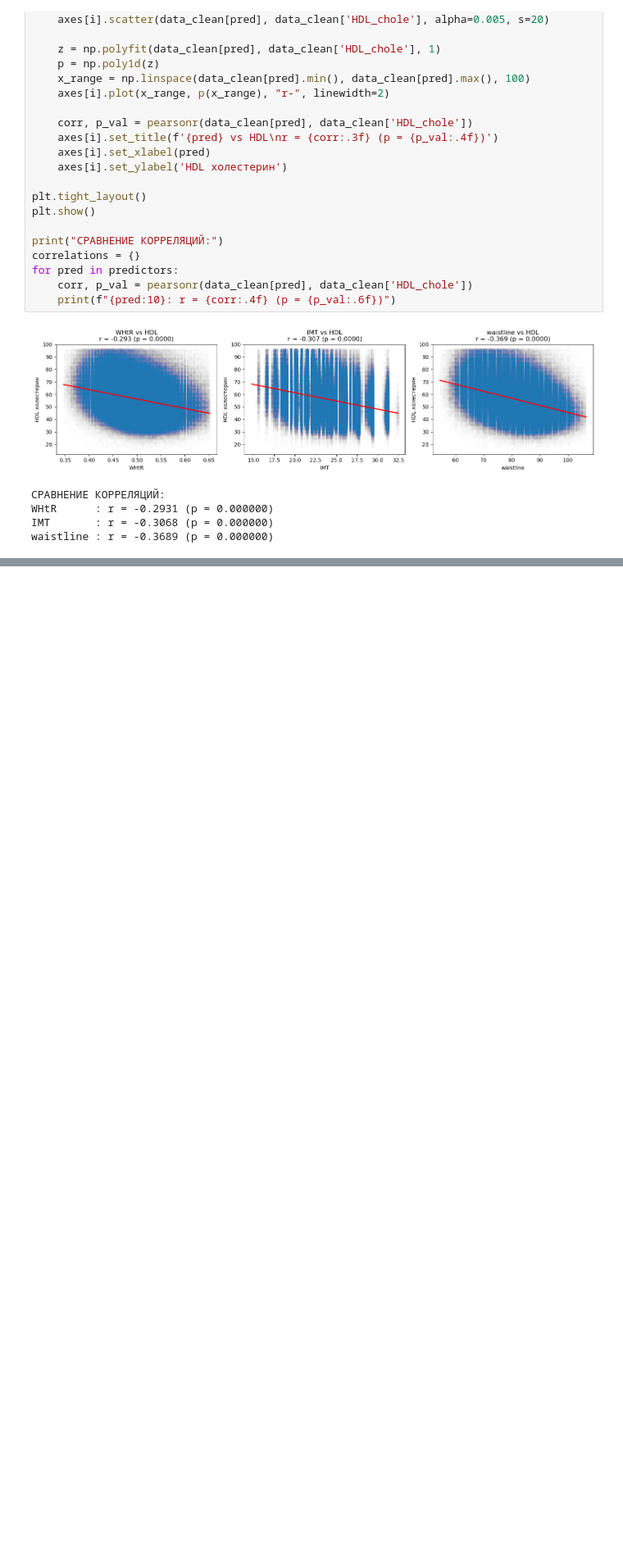
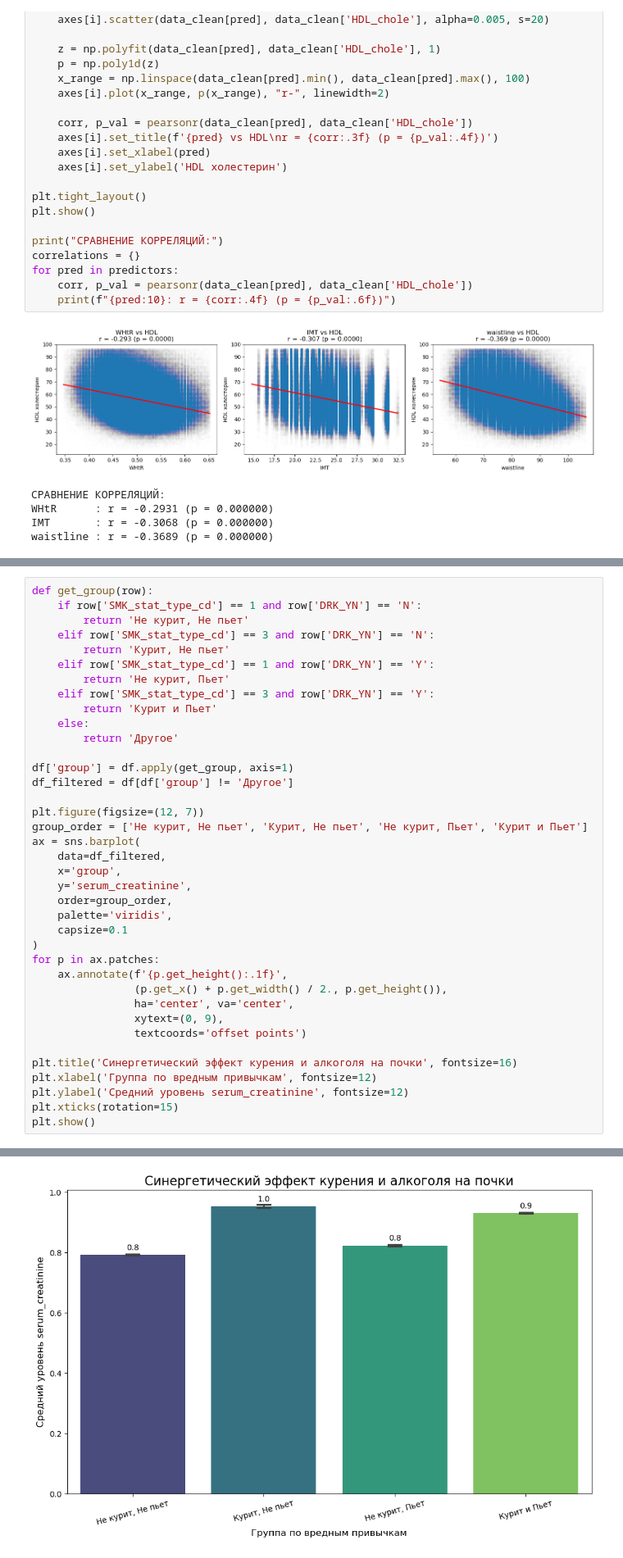
Before and after one commit to NION-DR/-BigData, a Jupyter notebook: BigData.ipynb, the cells around one changed output, grey strips where cells are left out. Shown at 82% size. Saved outputs shown, nothing was run; the diff lists cells and outputs as text; blank space fills up the shorter version.

```diff
--- a/BigData.ipynb
+++ b/BigData.ipynb
@@ -419,0 +482,39 @@ waistline : r = -0.3689 (p = 0.000000)
+# %%
+def get_group(row):
+    if row['SMK_stat_type_cd'] == 1 and row['DRK_YN'] == 'N':
+        return 'Не курит, Не пьет'
+    elif row['SMK_stat_type_cd'] == 3 and row['DRK_YN'] == 'N':
+        return 'Курит, Не пьет'
+    elif row['SMK_stat_type_cd'] == 1 and row['DRK_YN'] == 'Y':
+        return 'Не курит, Пьет'
+    elif row['SMK_stat_type_cd'] == 3 and row['DRK_YN'] == 'Y':
+        return 'Курит и Пьет'
+    else:
+        return 'Другое'
+
+df['group'] = df.apply(get_group, axis=1)
+df_filtered = df[df['group'] != 'Другое']
+
+plt.figure(figsize=(12, 7))
+group_order = ['Не курит, Не пьет', 'Курит, Не пьет', 'Не курит, Пьет', 'Курит и Пьет']
+ax = sns.barplot(
+    data=df_filtered,
+    x='group',
+    y='serum_creatinine',
+    order=group_order,
+    palette='viridis',
+    capsize=0.1
+)
+for p in ax.patches:
+    ax.annotate(f'{p.get_height():.1f}',
+                (p.get_x() + p.get_width() / 2., p.get_height()),
+                ha='center', va='center',
+                xytext=(0, 9),
+                textcoords='offset points')
+
+plt.title('Синергетический эффект курения и алкоголя на почки', fontsize=16)
+plt.xlabel('Группа по вредным привычкам', fontsize=12)
+plt.ylabel('Средний уровень serum_creatinine', fontsize=12)
+plt.xticks(rotation=15)
+plt.show()
+# %% [output]
@@ -419,0 +524 @@ waistline : r = -0.3689 (p = 0.000000)
+[figure, added]
```
Also changed, not shown: parts of 17 cells of this notebook.
